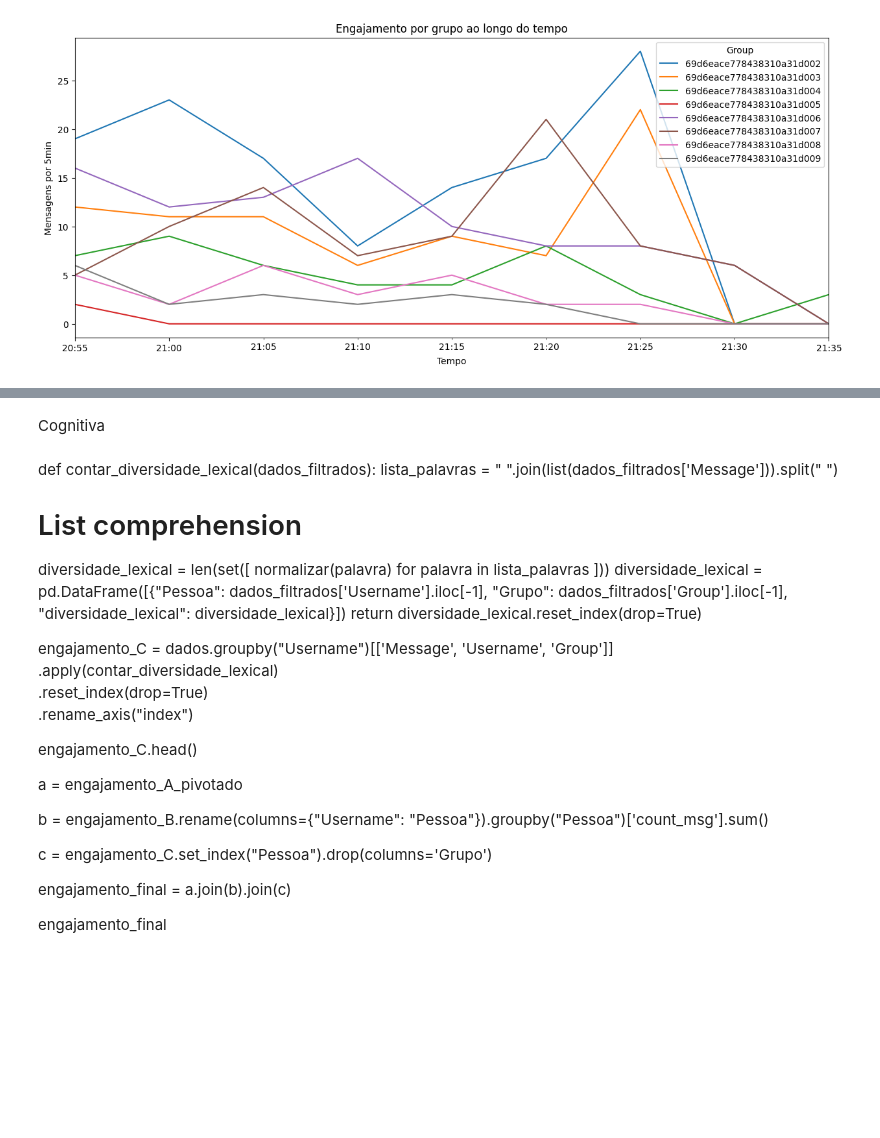
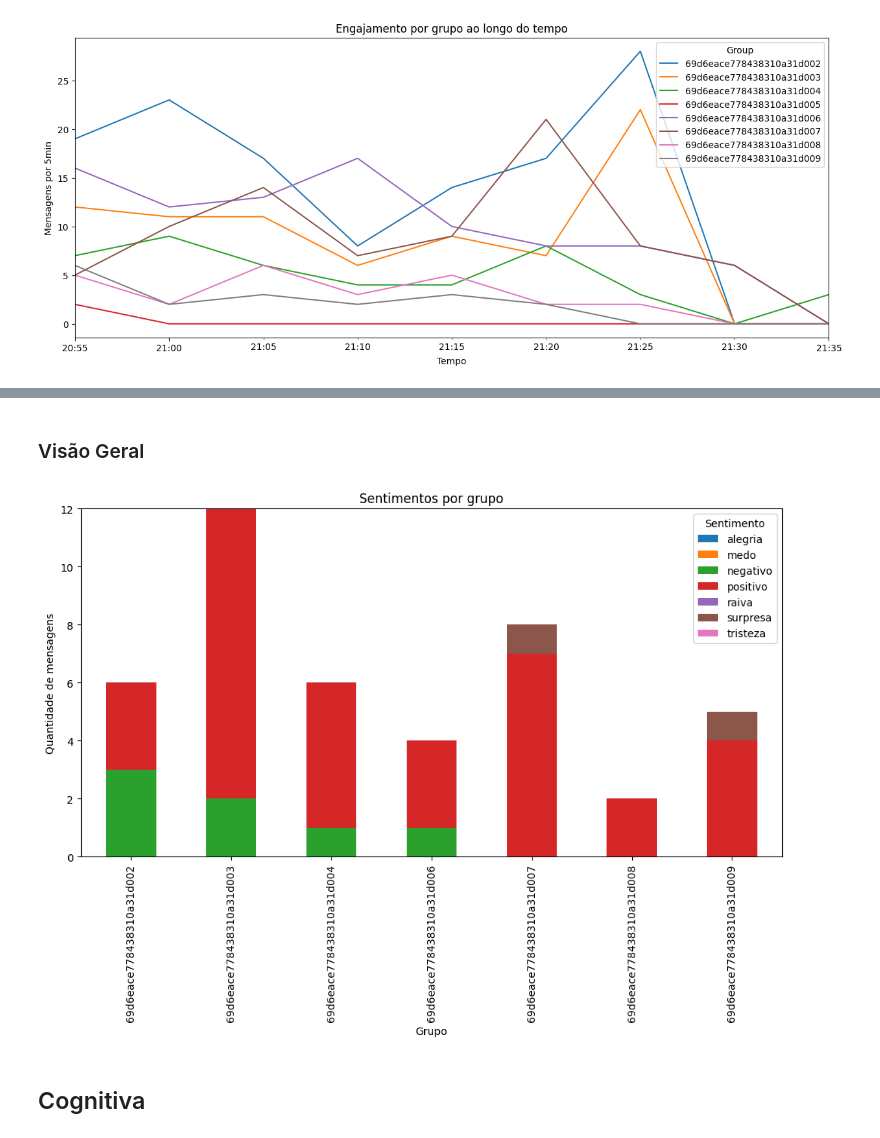
Before and after one commit to Silas-ER/ai_analytics, a Jupyter notebook: learning_analytics/data.ipynb, the cells around one changed output, grey strips where cells are left out. Cells and saved outputs as stored; diff of their text form; code cells hidden in the pictures; blank space fills up the shorter version.

Commit message:
Finalizção do notebook

```diff
--- a/learning_analytics/data.ipynb
+++ b/learning_analytics/data.ipynb
@@ -174,29 +234,13 @@ engajamento_A_pivotado = engajamento_A.pivot(index="Pessoa", columns="Sentimento
+# %% [markdown]
+### Visão Geral
+# %%
+sentimentos_por_grupo = afetivo.groupby(["Grupo", "Sentimento"])["count_emocoes"].sum().unstack().fillna(0)
+sentimentos_por_grupo.plot(kind="bar", stacked=True, figsize=(12,6))
+plt.title("Sentimentos por grupo")
+plt.ylabel("Quantidade de mensagens")
+plt.xlabel("Grupo")
+plt.show()
+# %% [output]
+[figure, added]
 # %% [markdown]
-Cognitiva
+## Cognitiva
-# %% [markdown]
-def contar_diversidade_lexical(dados_filtrados):
-  lista_palavras = " ".join(list(dados_filtrados['Message'])).split(" ")
-
-  # List comprehension
-  diversidade_lexical = len(set([ normalizar(palavra) for palavra in lista_palavras ]))
-  diversidade_lexical = pd.DataFrame([{"Pessoa": dados_filtrados['Username'].iloc[-1],
-                                      "Grupo": dados_filtrados['Group'].iloc[-1],
-                                      "diversidade_lexical": diversidade_lexical}])
-  return diversidade_lexical.reset_index(drop=True)
-
-engajamento_C = dados.groupby("Username")[['Message', 'Username', 'Group']]\
-                     .apply(contar_diversidade_lexical)\
-                     .reset_index(drop=True)\
-                     .rename_axis("index")
-
-engajamento_C.head()
-
-a = engajamento_A_pivotado
-
-b = engajamento_B.rename(columns={"Username": "Pessoa"}).groupby("Pessoa")['count_msg'].sum()
-
-c = engajamento_C.set_index("Pessoa").drop(columns='Grupo')
-
-engajamento_final = a.join(b).join(c)
-
-engajamento_final
```
Also changed, not shown: parts of 14 cells of this notebook.
